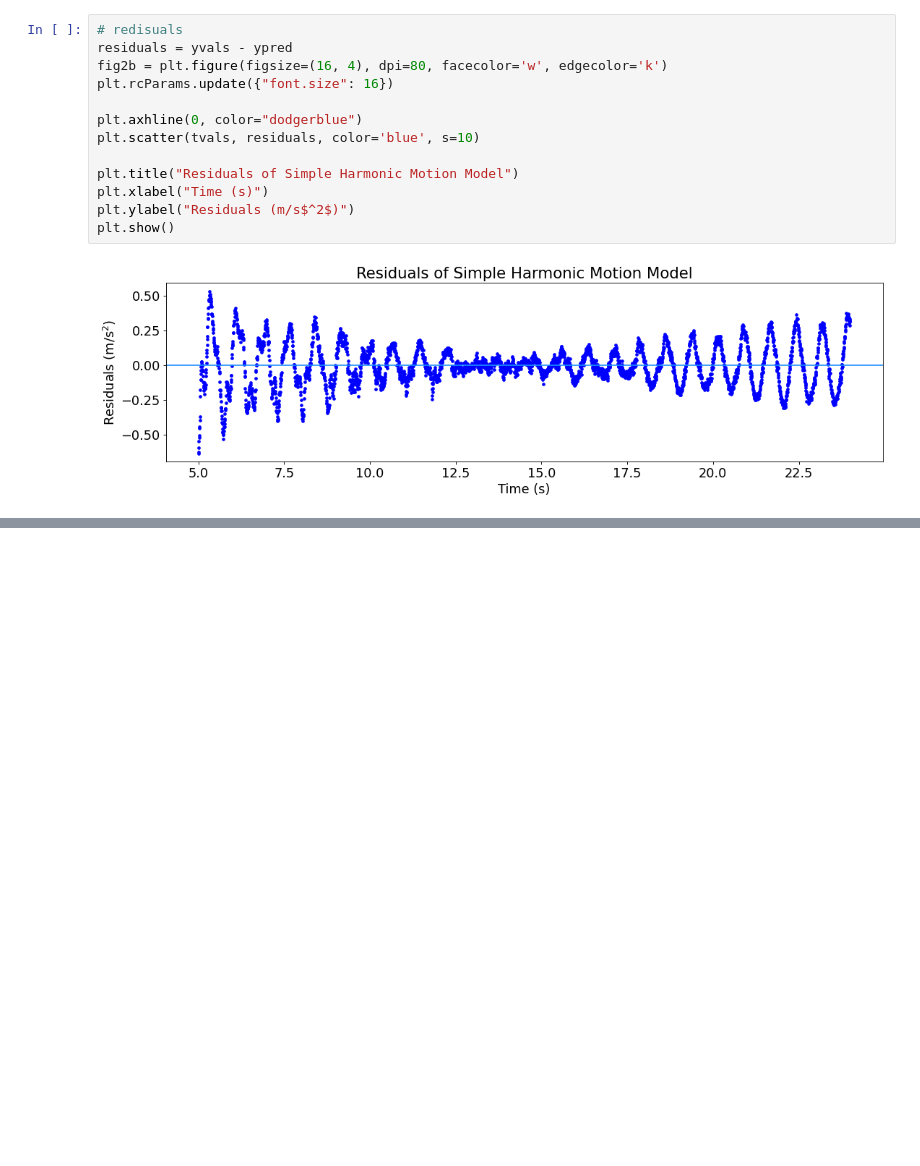
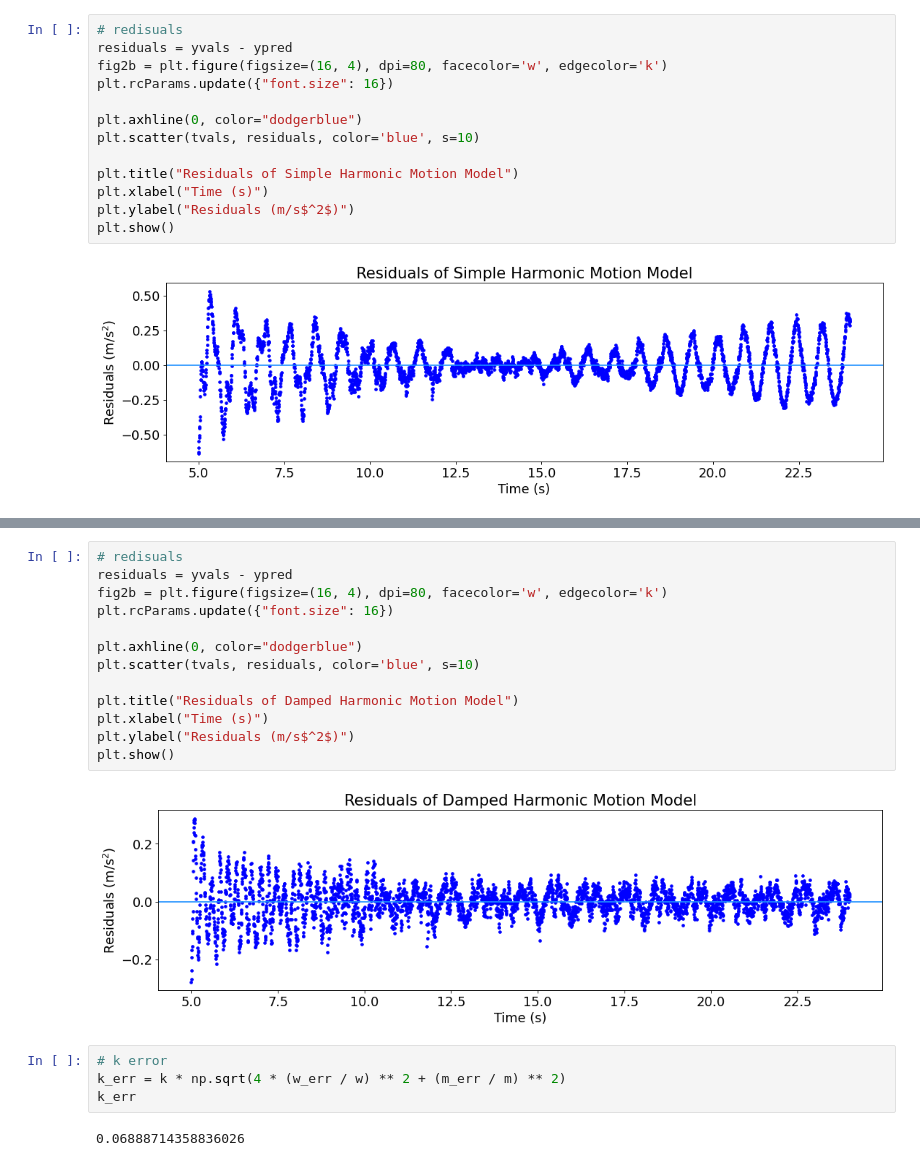
Before and after one commit to elixcabeth/physics-5bl, a Jupyter notebook: 5BL lab 07/5BL lab 07_90deg.ipynb, the cells around one changed output, grey strips where cells are left out. Saved outputs shown, nothing was run; the diff lists cells and outputs as text; blank space fills up the shorter version.

```diff
--- a/5BL lab 07/5BL lab 07_90deg.ipynb
+++ b/5BL lab 07/5BL lab 07_90deg.ipynb
@@ -111,0 +179,21 @@ plt.show()
+# %%
+# redisuals
+residuals = yvals - ypred
+fig2b = plt.figure(figsize=(16, 4), dpi=80, facecolor='w', edgecolor='k')
+plt.rcParams.update({"font.size": 16})
+
+plt.axhline(0, color="dodgerblue")
+plt.scatter(tvals, residuals, color='blue', s=10)
+
+plt.title("Residuals of Damped Harmonic Motion Model")
+plt.xlabel("Time (s)")
+plt.ylabel("Residuals (m/s$^2$)")
+plt.show()
+# %% [output]
+[figure, added]
+# %%
+# k error
+k_err = k * np.sqrt(4 * (w_err / w) ** 2 + (m_err / m) ** 2)
+k_err
+# %% [output]
+0.06888714358836026
```
Also changed, not shown: parts of 7 cells of this notebook, 1 other file.
